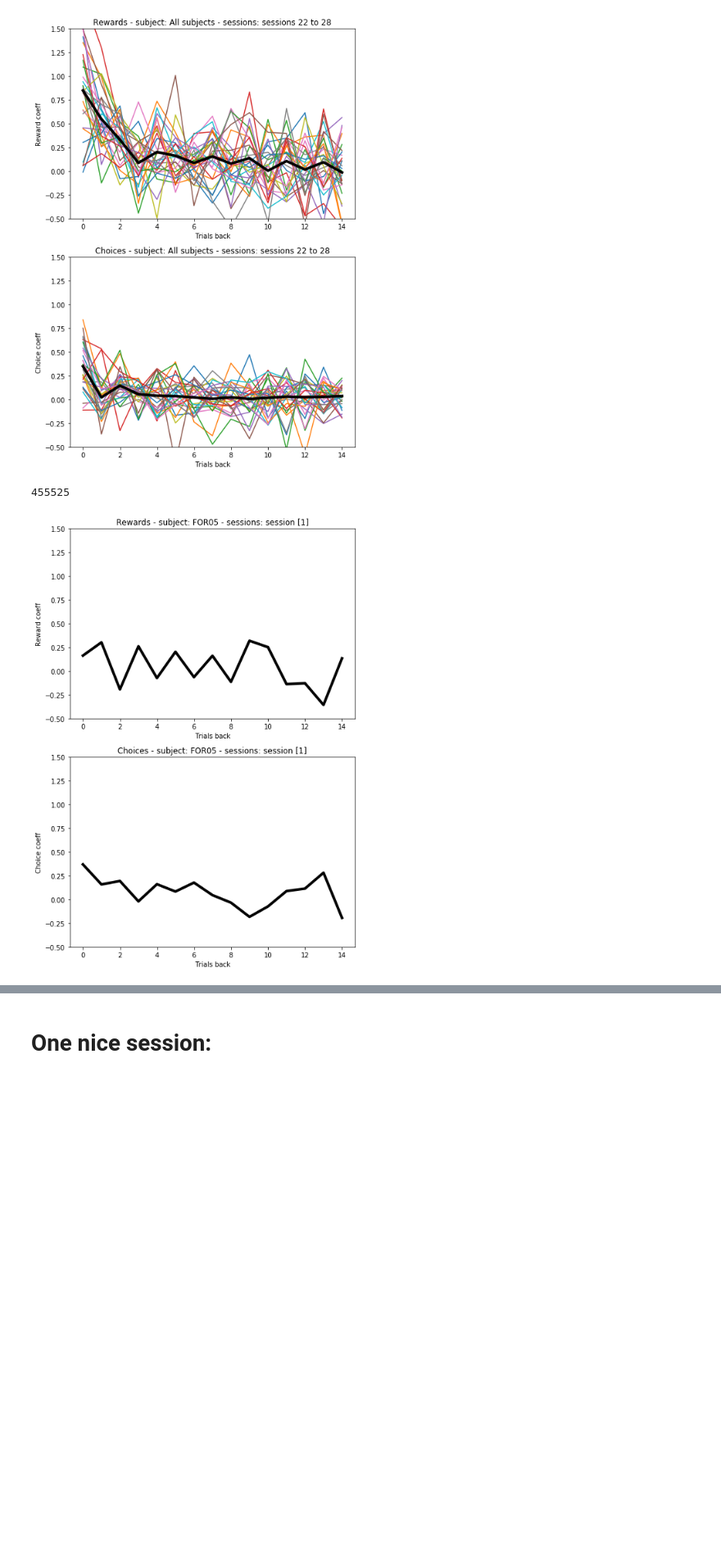
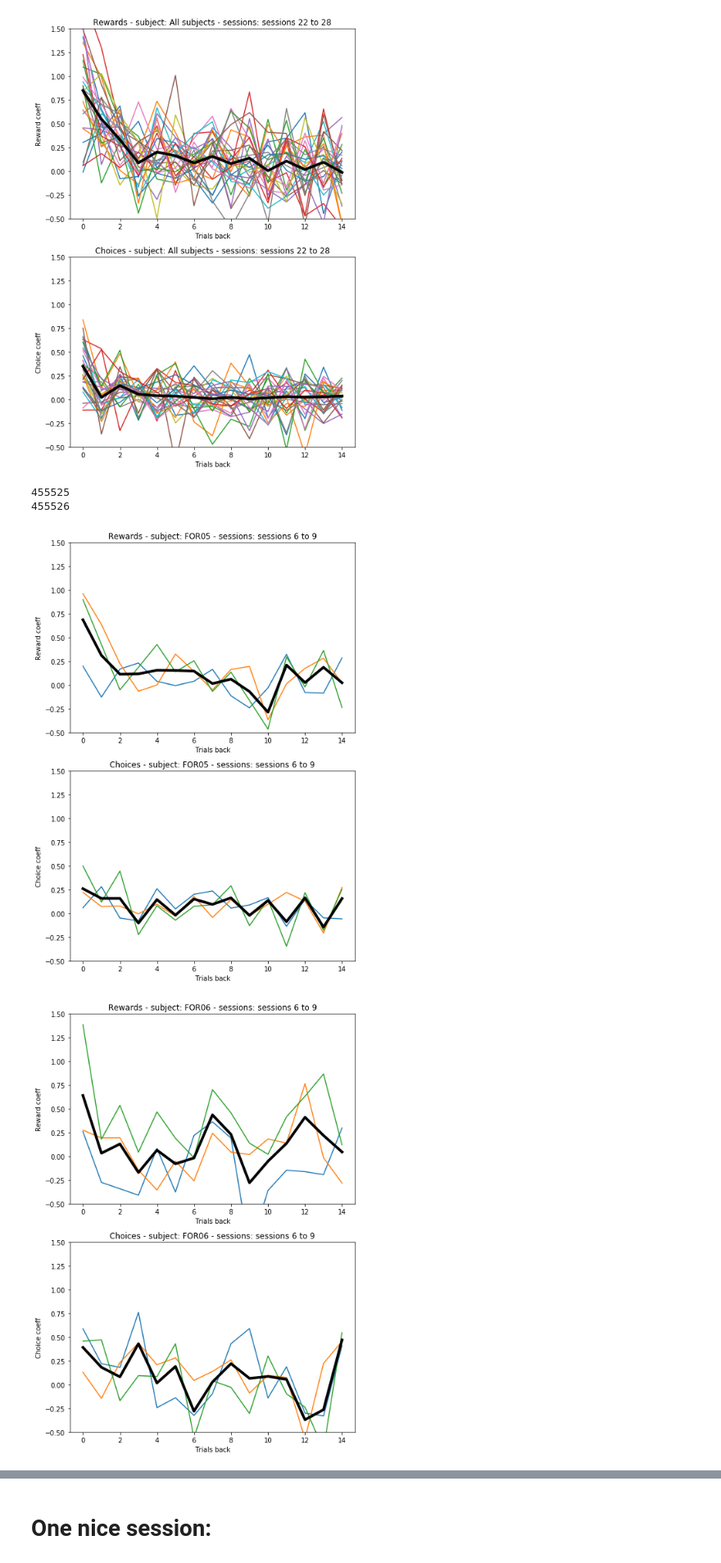
Before and after one commit to rozmar/DataPipeline, a Jupyter notebook: foraging_analysis.ipynb, the cells around one changed output, grey strips where cells are left out. Shown at 82% size. Cells and saved outputs as stored; diff of their text form; code cells hidden in the pictures; blank space fills up the shorter version.

```diff
--- a/foraging_analysis.ipynb
+++ b/foraging_analysis.ipynb
@@ -176,10 +196,13 @@ plotregressionaverage(sessions = [22,28])
 [figure]
 [figure]
 # %%
-plotregressionaverage(wr_name = 'FOR05',sessions = [1])
+plotregressionaverage(wr_name = 'FOR05',sessions = [6,9])
+plotregressionaverage(wr_name = 'FOR06',sessions = [6,9])
 # %% [output]
 455525
+455526
-[figure, old version]
+[figure, new version]
+[figure, added]
 # %%
 
 plot_reward_rate('FOR01')
```
Also changed, not shown: parts of 8 cells of this notebook.
